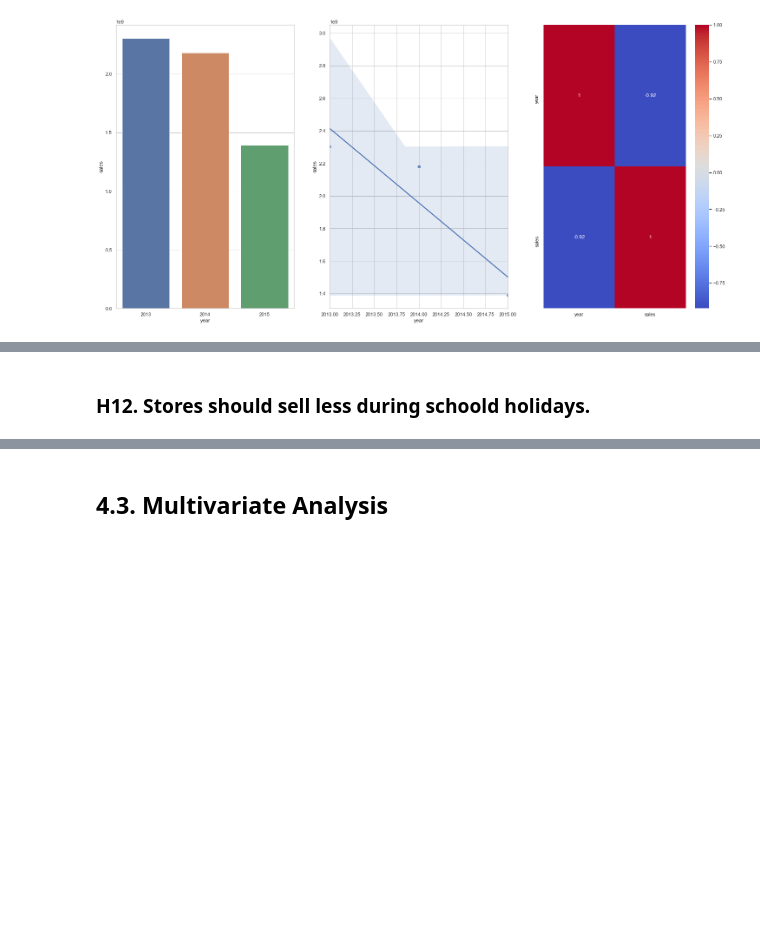
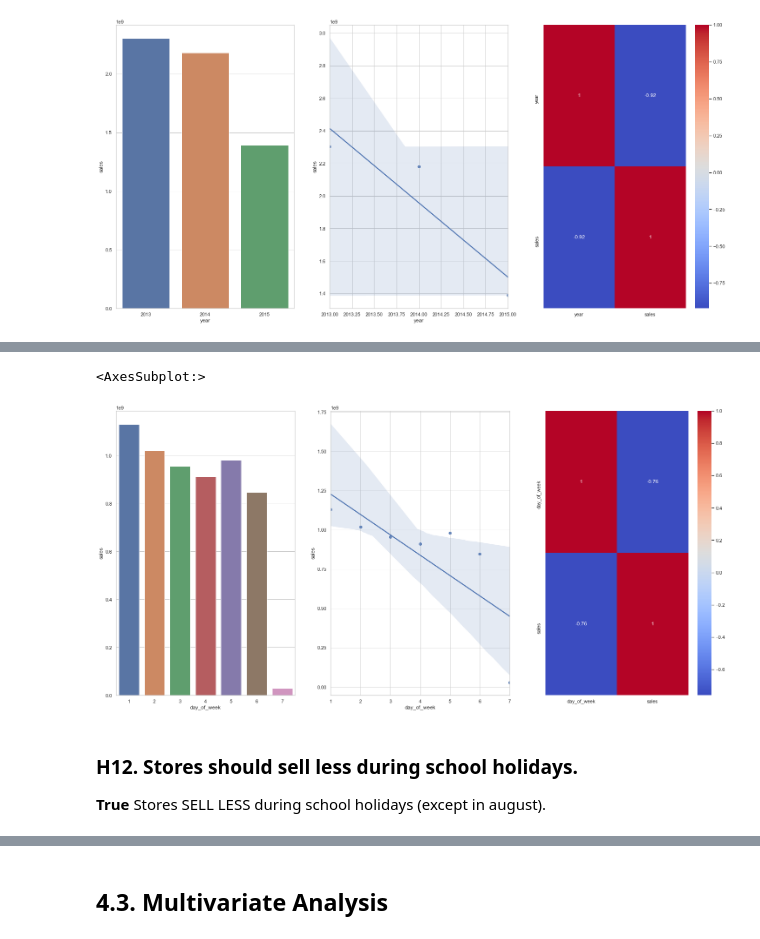
Before and after one commit to DCraveiro/Rossmann-Sales-Prediction, a Jupyter notebook: m04_v01_store_sales_prediction.ipynb, the cells around one changed output, grey strips where cells are left out. Cells and saved outputs as stored; diff of their text form; code cells hidden in the pictures; blank space fills up the shorter version.

```diff
--- a/m04_v01_store_sales_prediction.ipynb
+++ b/m04_v01_store_sales_prediction.ipynb
@@ -736,2 +772,17 @@ sns.heatmap(aux1.corr(method='pearson'), annot=True, cmap='coolwarm')
+# %%
+aux1 = df4[['day_of_week', 'sales']].groupby(['day_of_week']).sum().reset_index()
+
+plt.subplot(1,3,1)
+sns.barplot(x='day_of_week', y='sales', data=aux1);
+
+plt.subplot(1,3,2)
+sns.regplot(x='day_of_week', y='sales', data=aux1);
+
+plt.subplot(1,3,3)
+sns.heatmap(aux1.corr(method='pearson'), annot=True, cmap='coolwarm')
+# %% [output]
+<AxesSubplot:>
+[figure, added]
 # %% [markdown]
-### **H12.** Stores should sell less during schoold holidays.
+### **H12.** Stores should sell less during school holidays.
+**True** Stores SELL LESS during school holidays (except in august).
```
Also changed, not shown: parts of 9 cells of this notebook.
